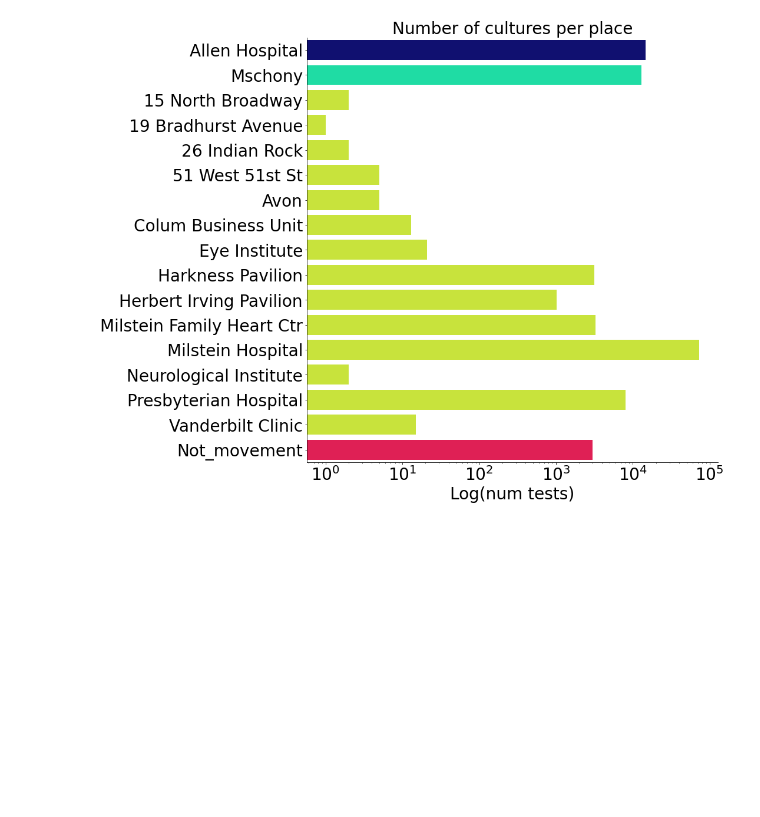
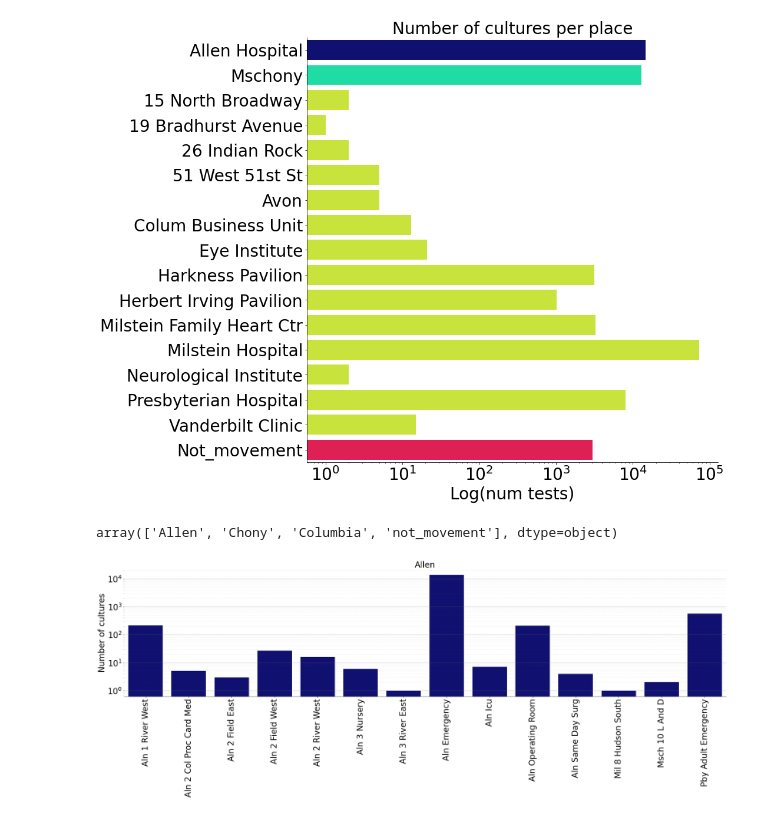
Before and after one commit to ChaosDonkey06/AMR_ABM, a Jupyter notebook: code/figures_si/TestsPerWard.ipynb, the cells around one changed output. Cells and saved outputs as stored; diff of their text form; code cells hidden in the pictures; blank space fills up the shorter version.

Commit message:
updating number of cultures per institution

```diff
--- a/code/figures_si/TestsPerWard.ipynb
+++ b/code/figures_si/TestsPerWard.ipynb
@@ -95,3 +95,33 @@ path_to_save_fig  = os.path.join(os.path.join(paper_dir, "paper_01", "Supplement
 fig.savefig(path_to_save_fig, dpi=300, transparent=True)
 # %% [output]
 [figure]
+# %%
+test_per_place_ward_df.place.unique()
+# %% [output]
+array(['Allen', 'Chony', 'Columbia', 'not_movement'], dtype=object)
+# %%
+test_per_place_ward_df["ward_no_place"] = test_per_place_ward_df["ward"].apply(lambda x: x.split("-")[-1])
+# %%
+
+fig, ax = plt.subplots(1, 1, figsize=(30.5, 12), sharey=True)
+
+sns.barplot(ax=ax, y="num_tests", x="ward_no_place", data=test_per_place_ward_df[test_per_place_ward_df.place=="Allen"],
+            label="Total", palette=test_per_place_ward_df[test_per_place_ward_df.place=="Allen"]["color"].values)
+
+ax.set_title("Allen")
+ax.tick_params(which='both', axis='both')
+ax.set_ylabel("Number of cultures")
+ax.set_yscale('log')
+ax.set_xlabel(None)
+ax.set_xticklabels(ax.get_xticklabels(), rotation=90)
+
+sns.despine(ax=ax, top=True, right=True, left=True, bottom=False)
+
+ax.grid(axis='y', linestyle='-', which='major', color='grey', alpha=.5)
+ax.grid(axis='y', linestyle='--', which='minor', color='grey', alpha=.15)
+
+plt.tight_layout()
+
+#fig.savefig(os.path.join(path_to_testing_figures, "test_per_ward.png"), dpi=300,  bbox_inches='tight', transparent=True)
+# %% [output]
+[figure, added]
```
Also changed, not shown: parts of 2 cells of this notebook.
